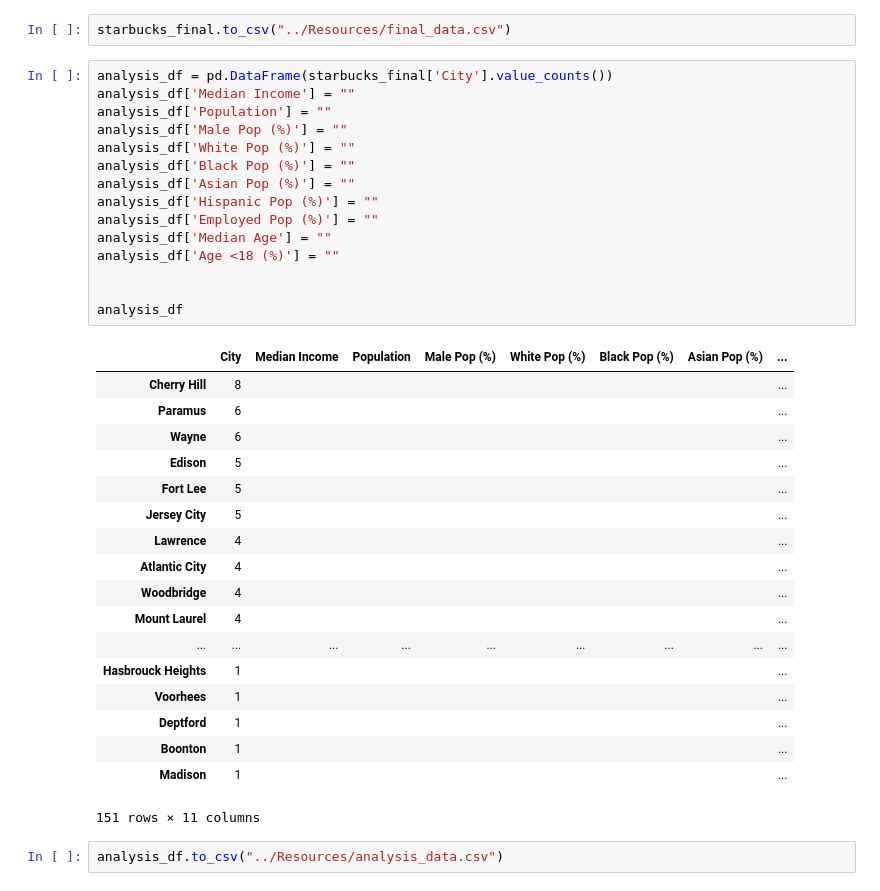
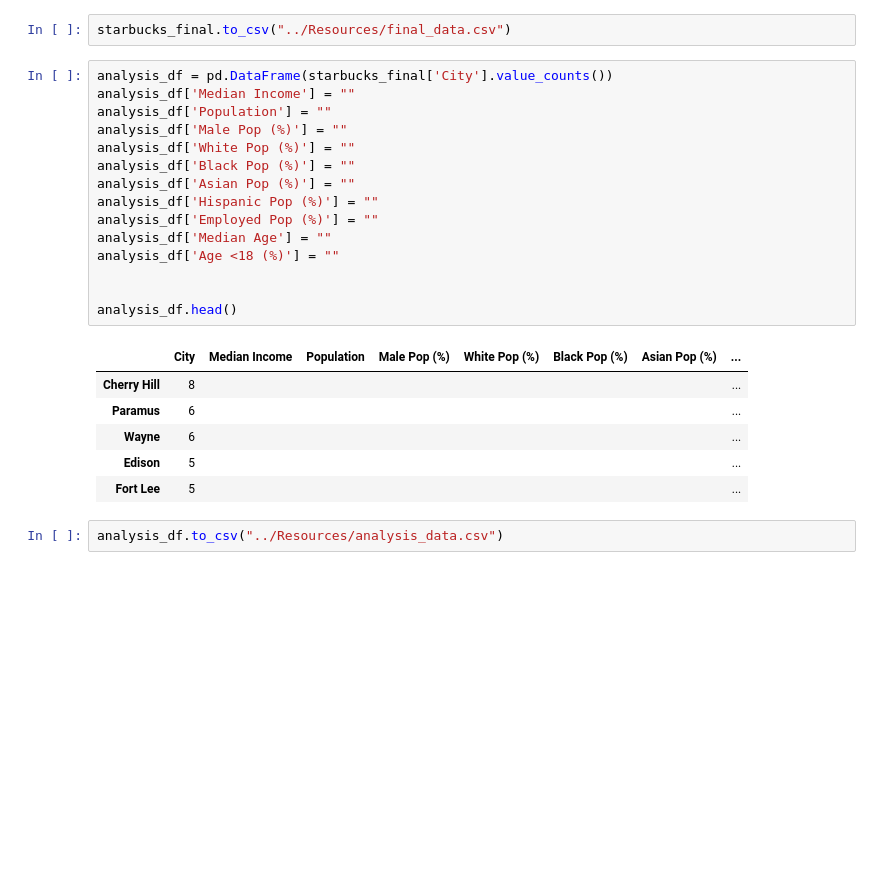
Before and after one commit to rmishra1990/Data-Gurus, a Jupyter notebook: Jupyter notebook/Starbucks Proj 1- Ritu.ipynb, the cells around one changed output. Cells and saved outputs as stored; diff of their text form; blank space fills up the shorter version.

```diff
--- a/Jupyter notebook/Starbucks Proj 1- Ritu.ipynb
+++ b/Jupyter notebook/Starbucks Proj 1- Ritu.ipynb
@@ -282,37 +282,25 @@ starbucks_final.to_csv("../Resources/final_data.csv")
 # %%
 analysis_df = pd.DataFrame(starbucks_final['City'].value_counts())
 analysis_df['Median Income'] = ""
 analysis_df['Population'] = ""
 analysis_df['Male Pop (%)'] = ""
 analysis_df['White Pop (%)'] = ""
 analysis_df['Black Pop (%)'] = ""
 analysis_df['Asian Pop (%)'] = ""
 analysis_df['Hispanic Pop (%)'] = ""
 analysis_df['Employed Pop (%)'] = ""
 analysis_df['Median Age'] = ""
 analysis_df['Age <18 (%)'] = ""
 
 
-analysis_df
+analysis_df.head()
 # %% [output]
 |  | City | Median Income | Population | Male Pop (%) | White Pop (%) | Black Pop (%) | Asian Pop (%) | ... |
 | Cherry Hill | 8 |  |  |  |  |  |  | ... |
 | Paramus | 6 |  |  |  |  |  |  | ... |
 | Wayne | 6 |  |  |  |  |  |  | ... |
 | Edison | 5 |  |  |  |  |  |  | ... |
 | Fort Lee | 5 |  |  |  |  |  |  | ... |
-| Jersey City | 5 |  |  |  |  |  |  | ... |
-| Lawrence | 4 |  |  |  |  |  |  | ... |
-| Atlantic City | 4 |  |  |  |  |  |  | ... |
-| Woodbridge | 4 |  |  |  |  |  |  | ... |
-| Mount Laurel | 4 |  |  |  |  |  |  | ... |
-| ... | ... | ... | ... | ... | ... | ... | ... | ... |
-| Hasbrouck Heights | 1 |  |  |  |  |  |  | ... |
-| Voorhees | 1 |  |  |  |  |  |  | ... |
-| Deptford | 1 |  |  |  |  |  |  | ... |
-| Boonton | 1 |  |  |  |  |  |  | ... |
-| Madison | 1 |  |  |  |  |  |  | ... |
-151 rows × 11 columns
 # %%
 analysis_df.to_csv("../Resources/analysis_data.csv")
 # %%
```
Also changed, not shown: parts of 3 cells of this notebook.
